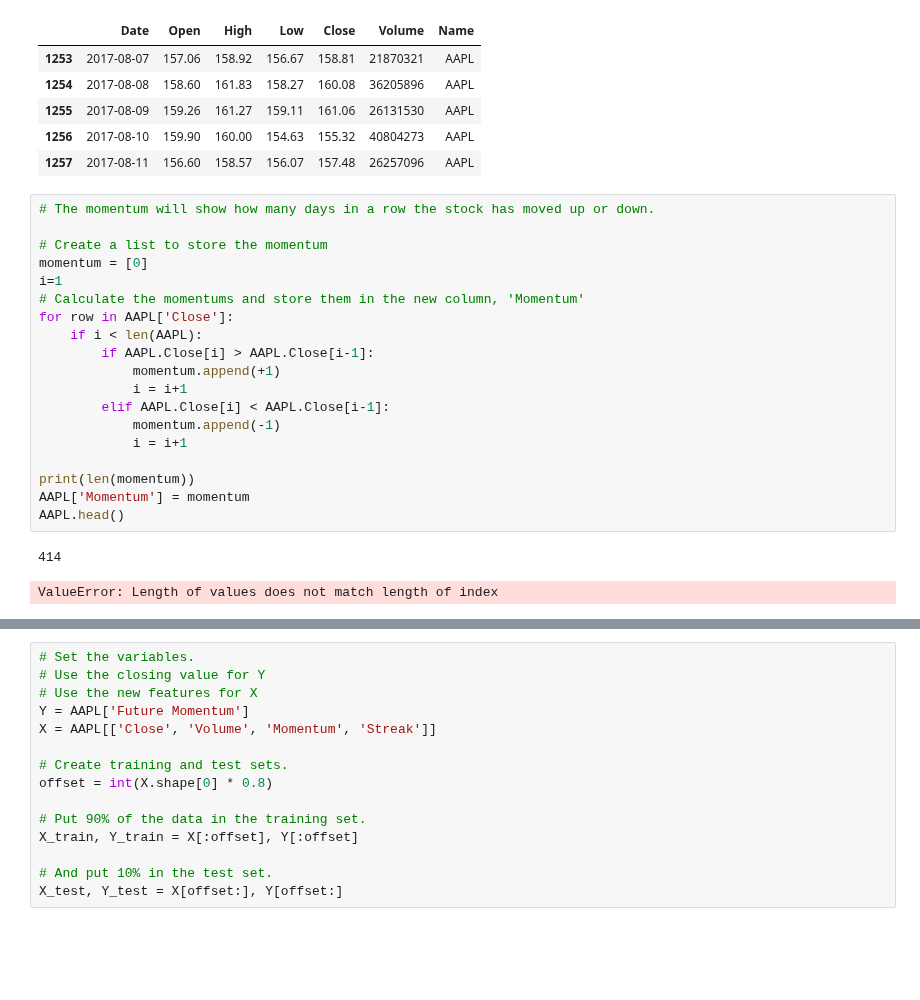
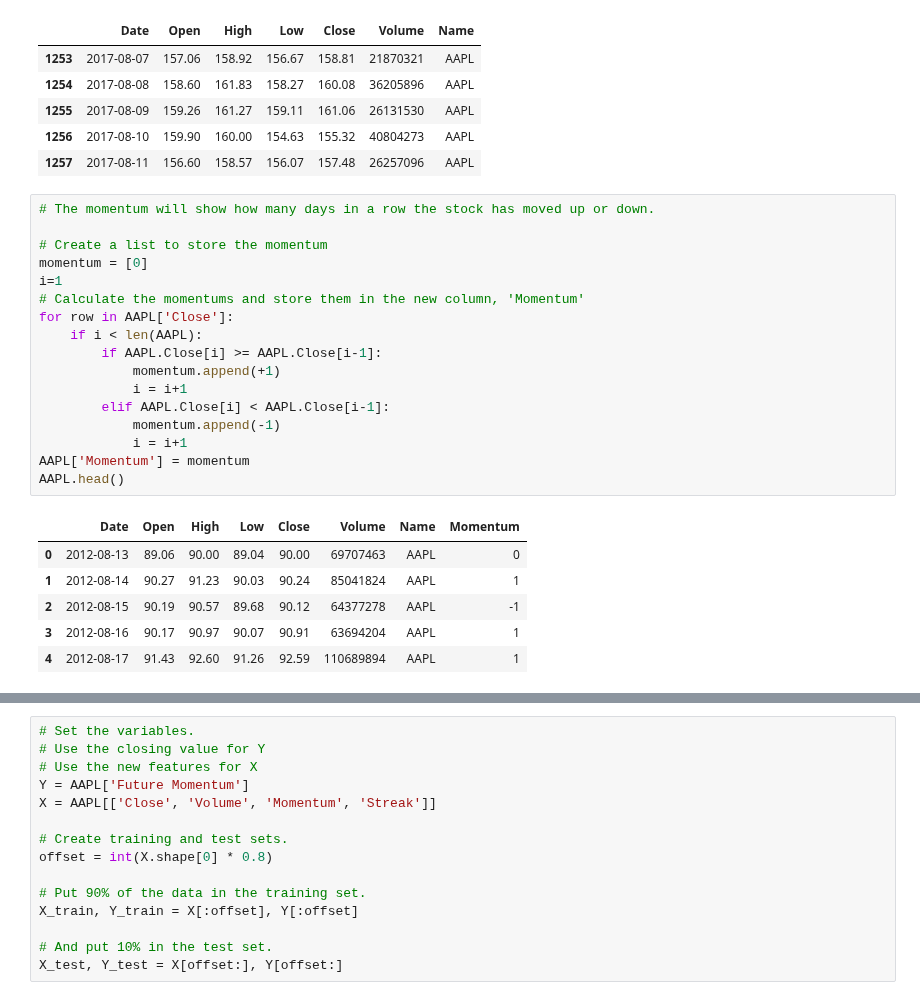
Before and after one commit to makennedy626/Thinkful_Unit_3, a Jupyter notebook: Test of Unit 3 Capstone With AAPL Stocks.ipynb, the cells around one changed output, grey strips where cells are left out. Cells and saved outputs as stored; diff of their text form; blank space fills up the shorter version.

```diff
--- a/Test of Unit 3 Capstone With AAPL Stocks.ipynb
+++ b/Test of Unit 3 Capstone With AAPL Stocks.ipynb
@@ -33,22 +33,24 @@ AAPL.tail()
 # %%
 # The momentum will show how many days in a row the stock has moved up or down.
 
 # Create a list to store the momentum
 momentum = [0]
 i=1
 # Calculate the momentums and store them in the new column, 'Momentum'
 for row in AAPL['Close']:
     if i < len(AAPL):
-        if AAPL.Close[i] > AAPL.Close[i-1]:
+        if AAPL.Close[i] >= AAPL.Close[i-1]:
             momentum.append(+1)
             i = i+1
         elif AAPL.Close[i] < AAPL.Close[i-1]:
             momentum.append(-1)
             i = i+1
-
-print(len(momentum))
 AAPL['Momentum'] = momentum
 AAPL.head()
 # %% [output]
-414
-ValueError: Length of values does not match length of index
+|  | Date | Open | High | Low | Close | Volume | Name | Momentum |
+| 0 | 2012-08-13 | 89.06 | 90.00 | 89.04 | 90.00 | 69707463 | AAPL | 0 |
+| 1 | 2012-08-14 | 90.27 | 91.23 | 90.03 | 90.24 | 85041824 | AAPL | 1 |
+| 2 | 2012-08-15 | 90.19 | 90.57 | 89.68 | 90.12 | 64377278 | AAPL | -1 |
+| 3 | 2012-08-16 | 90.17 | 90.97 | 90.07 | 90.91 | 63694204 | AAPL | 1 |
+| 4 | 2012-08-17 | 91.43 | 92.60 | 91.26 | 92.59 | 110689894 | AAPL | 1 |
```
Also changed, not shown: parts of 15 cells of this notebook, 3 other files.
